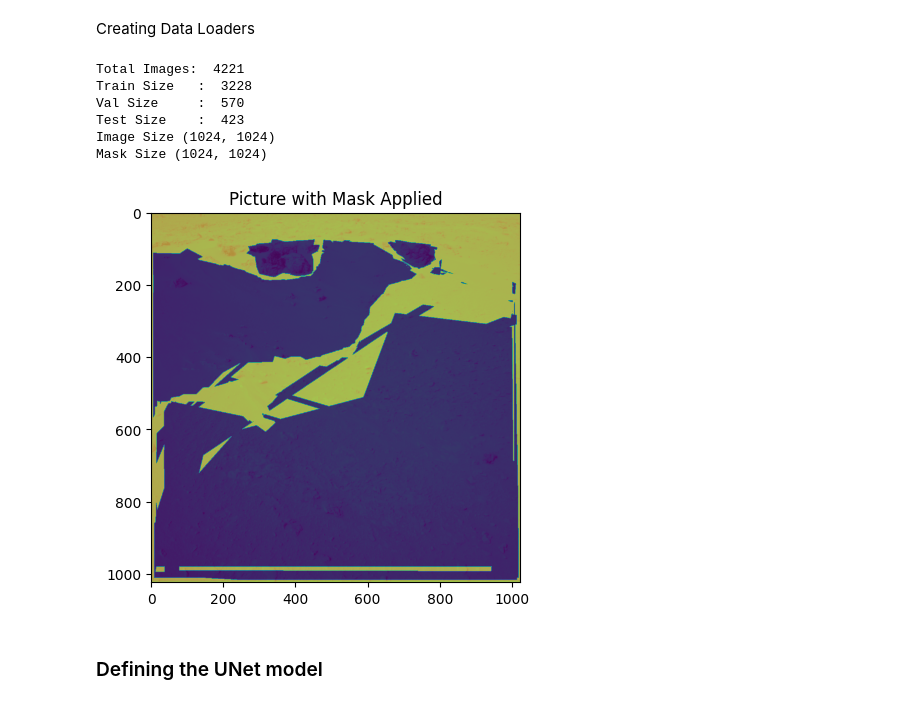
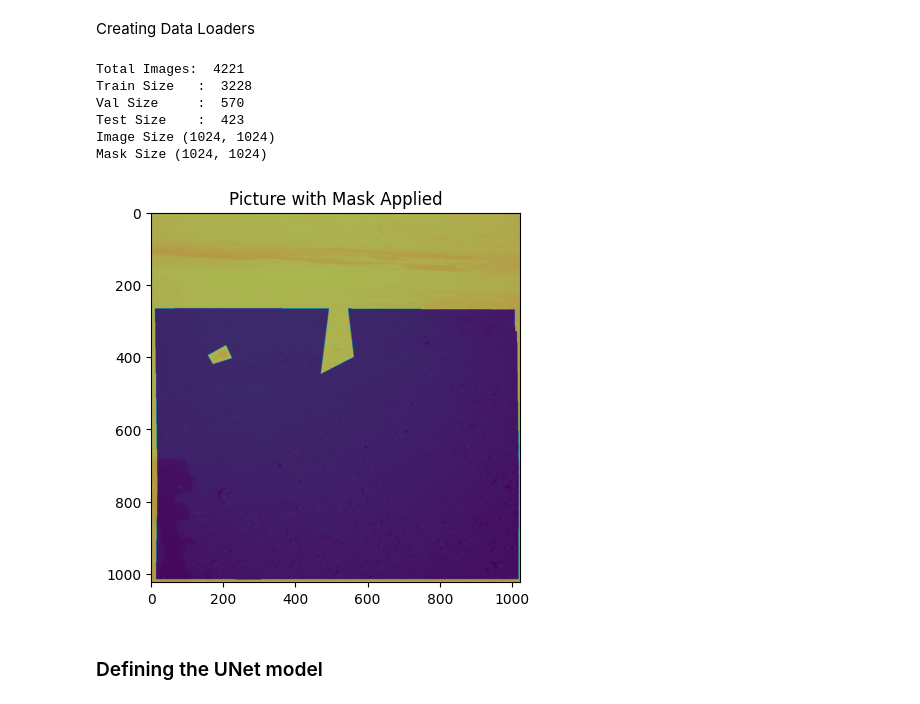
Before and after one commit to ShawnMOlichwier/DGMDE-17-Final-Project, a Jupyter notebook: notebooks/UNET_modeling.ipynb, the cells around one changed output. Drawn from its saved outputs; the diff is of its cells as text; code cells hidden in the pictures.

Commit message:
repo clean and adding visuals

```diff
--- a/notebooks/UNET_modeling.ipynb
+++ b/notebooks/UNET_modeling.ipynb
@@ -65,36 +65,36 @@ def create_df():
     return pd.DataFrame({'id': name}, index = np.arange(0, len(name)))
 
 df = create_df()
 print('Total Images: ', len(df))
 
 #split data
 X_trainval, X_test = train_test_split(df['id'].values, test_size=0.1, random_state=19)
 X_train, X_val = train_test_split(X_trainval, test_size=0.15, random_state=19)
 
 print('Train Size   : ', len(X_train))
 print('Val Size     : ', len(X_val))
 print('Test Size    : ', len(X_test))
 
 # Let's view an image
 
-img = Image.open(IMAGE_PATH + df['id'][100] + '.JPG')
-mask = Image.open(MASK_PATH + df['id'][100] + '.PNG')
+img = Image.open(IMAGE_PATH + df['id'][1] + '.JPG')
+mask = Image.open(MASK_PATH + df['id'][1] + '.PNG')
 print('Image Size', np.asarray(img).shape)
 print('Mask Size', np.asarray(mask).shape)
 
 
 plt.imshow(img)
 plt.imshow(mask, alpha=0.6)
 plt.title('Picture with Mask Applied')
 plt.show()
 # %% [output]
 Total Images:  4221
 Train Size   :  3228
 Val Size     :  570
 Test Size    :  423
 Image Size (1024, 1024)
 Mask Size (1024, 1024)
-[figure, old version]
+[figure, new version]
 # %%
 class MarsDataset(Dataset):
 
```
Also changed, not shown: parts of 18 cells of this notebook, 9 other files.
